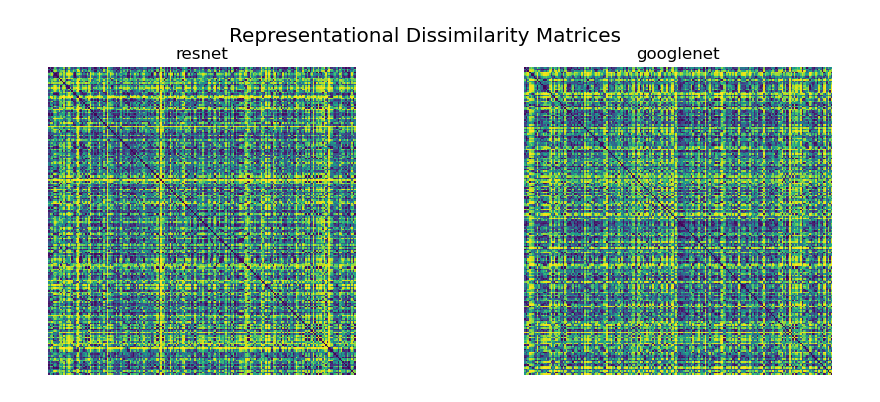
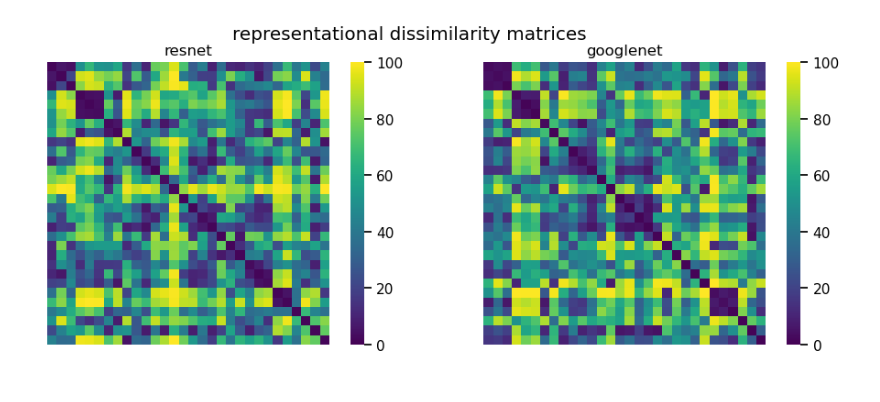
Before and after one commit to bfausten/simple-rsa-test, a Jupyter notebook: rsa_test.ipynb, the cells around one changed output. Drawn from its saved outputs; the diff is of its cells as text; code cells hidden in the pictures.

```diff
--- a/rsa_test.ipynb
+++ b/rsa_test.ipynb
@@ -38,13 +40,17 @@ data = datasets.MNIST(
     transform=preprocess
 )
 
-# select 200 random stimuli
+# select 3 examples per digit (0-9) (from gemini)
 torch.manual_seed(1337)
-idx = torch.randint(0, 10000, (200,))
-stimuli = {i: data.__getitem__(idx[i]) for i in range(len(idx))}
-images = [stimuli[i][0] for i in range(len(stimuli))]
-labels = [stimuli[i][1] for i in range(len(stimuli))]
-images_tensor, labels_tensor = torch.stack(images).to(device), torch.tensor(labels)
-# show labels histogram
-plt.hist(labels)
-plt.show()
+def sample_per_digit(dataset, n_samples):
+    indices_by_digit = [torch.where(dataset.targets == i)[0] for i in range(10)]
+    selected_indices = torch.cat([
+    digit_indices[torch.randperm(len(digit_indices))[:n_samples]]
+    for digit_indices in indices_by_digit
+    ])
+    images = [dataset[i][0] for i in selected_indices]
+    labels = [dataset[i][1] for i in selected_indices]
+    return torch.stack(images), torch.tensor(labels)
+
+images_tensor, labels_tensor = sample_per_digit(data, 3)
+n_samples = len(images_tensor)
@@ -56,8 +60,8 @@ r_act = rf(images_tensor)['pen_feat']
 g_act = gf(images_tensor)['pen_feat']
 # %%
 activations = {
-    'resnet': r_act.view(200,512).to(device).detach(),
-    'googlenet': g_act.view(200,1024).to(device).detach()
+    'resnet': r_act.view(n_samples,512).detach(),
+    'googlenet': g_act.view(n_samples,1024).detach()
 }
 # %%
 # build RDMs via euclidean distance
@@ -103,35 +89,36 @@ ResNet activation variance: 0.693601667881012
 # %%
+# plotting the rdms (mostly from Marvin Theiss)
+
+# get percentiles for plotting
 percentile_rdms = {}
 for model in ['resnet', 'googlenet']:
     raw_rdm = rdms[model]
     raw_rdm = torch.nan_to_num(raw_rdm, nan=0.0)
     percentiles = percentileofscore(raw_rdm.flatten().detach().numpy(), raw_rdm.flatten().detach().numpy(), kind='rank')
     percentile_rdms[model] = percentiles.reshape(raw_rdm.shape)
 
-# Prepare plot
+# prepare plot
 fig, axes = plt.subplots(1, 2, figsize=(12, 4))
 
-# Plot RDMs
+# plot rdms
 with sns.plotting_context('notebook'):
     for ax, model in zip(axes, ['resnet', 'googlenet']):
         sns.heatmap(
             percentile_rdms[model],
             vmin=0,
             vmax=100,
             cmap='viridis',
-            cbar=False,
+            cbar=True,
             square=True,
             ax=ax
         )
         ax.set_title(model)
         ax.set_xticks([])
         ax.set_yticks([])
 
     # Add title
-    fig.suptitle('Representational Dissimilarity Matrices')
-
-
+    fig.suptitle('representational dissimilarity matrices')
     plt.subplots_adjust(wspace=0.05)
     plt.show()
 # %% [output]
-[figure, old version]
+[figure, new version]
```
Also changed, not shown: parts of 7 cells of this notebook, 1 other file.
